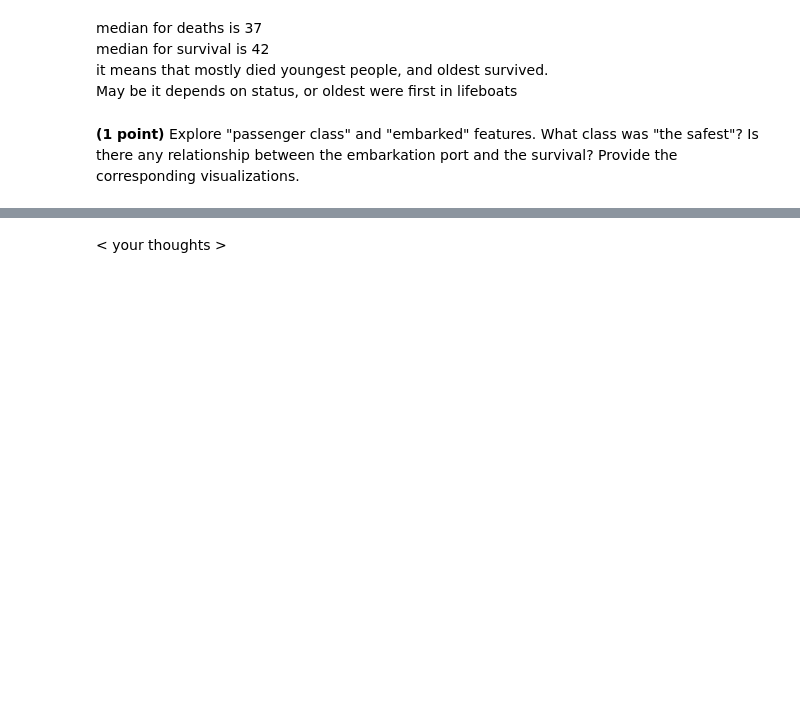
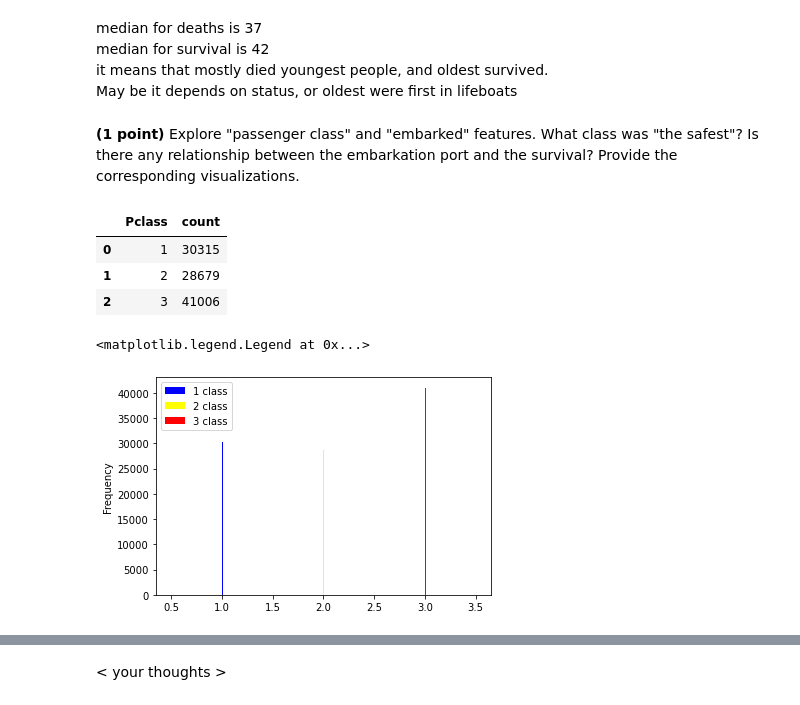
Before and after one commit to mamont79/CL_KNN, a Jupyter notebook: 05_hw_classification.ipynb, the cells around one changed output, grey strips where cells are left out. Saved outputs shown, nothing was run; the diff lists cells and outputs as text; code cells hidden in the pictures; blank space fills up the shorter version.

Commit message:
feat: add part of third chapter, but not all

```diff
--- a/05_hw_classification.ipynb
+++ b/05_hw_classification.ipynb
@@ -651,0 +650,19 @@ May be it depends on status, or oldest were first in lifeboats
+# %%
+pass_class = data.groupby(['Pclass'])['Pclass'].agg(['count']).reset_index()
+pass_class
+# %% [output]
+|  | Pclass | count |
+| 0 | 1 | 30315 |
+| 1 | 2 | 28679 |
+| 2 | 3 | 41006 |
+# %%
+first = data[data['Pclass'] == 1]
+second = data[data['Pclass'] == 2]
+third = data[data['Pclass'] == 3]
+first['Pclass'].plot.hist(alpha=1,color='blue',bins=100)
+second['Pclass'].plot.hist(alpha=1,color='yellow',bins=100)
+third['Pclass'].plot.hist(alpha=1,color='red',bins=100)
+plt.legend(['1 class', '2 class','3 class'])
+# %% [output]
+<matplotlib.legend.Legend at 0x...>
+[figure, added]
```
Also changed, not shown: parts of 4 cells of this notebook.
